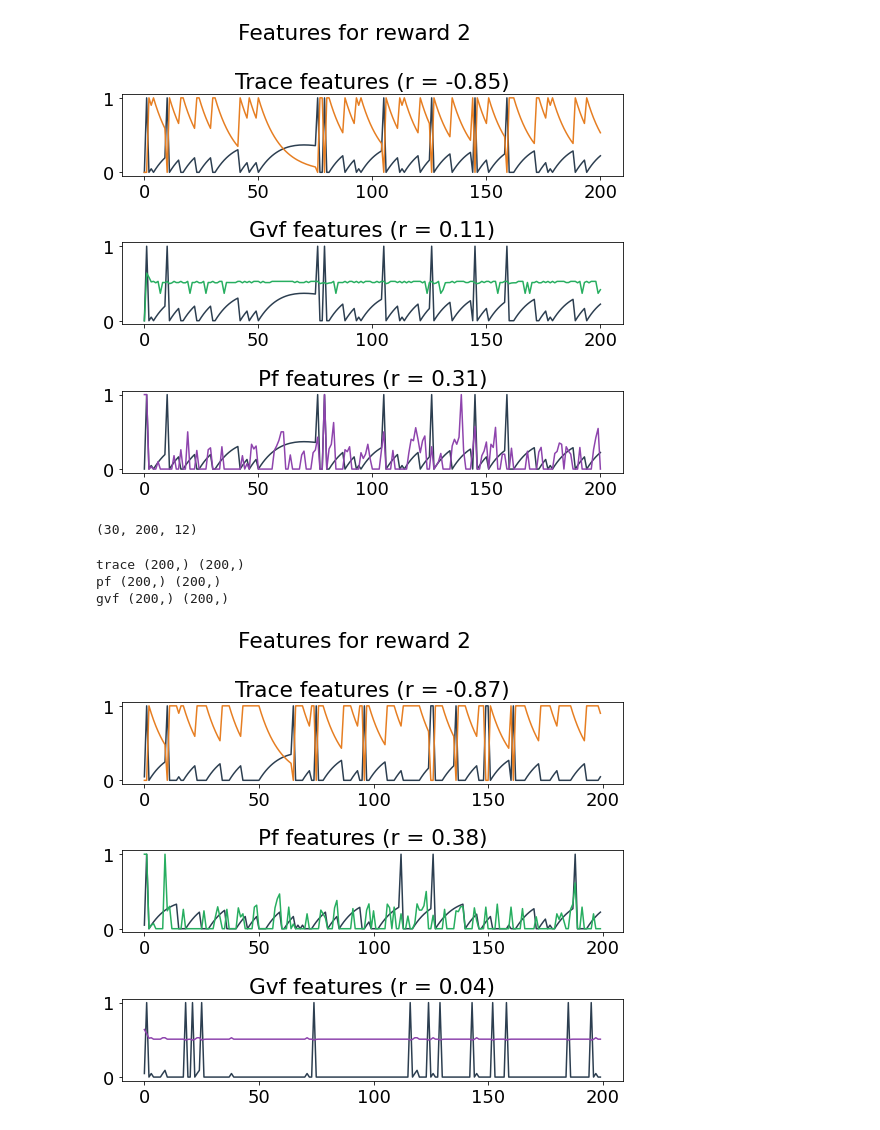
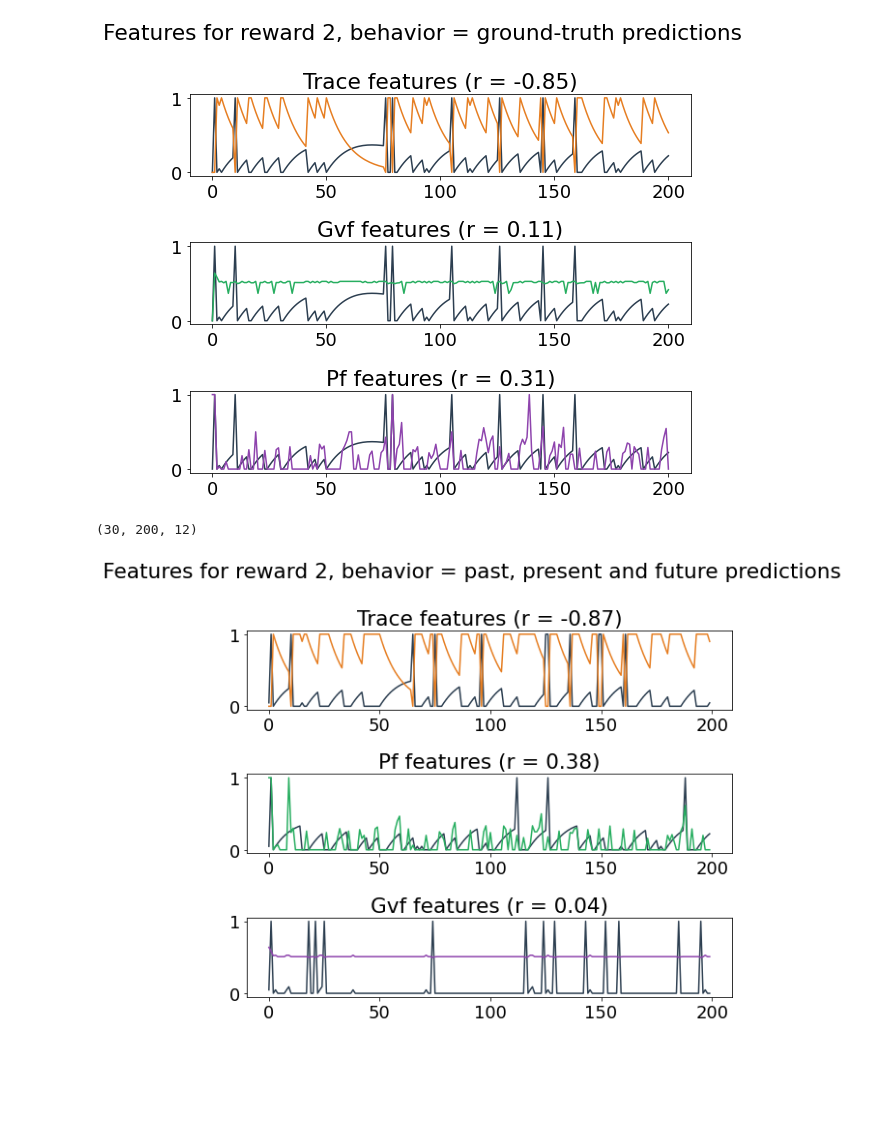
Before and after one commit to taodav/aux-inputs, a Jupyter notebook: analysis/lobster_obs.ipynb, the cells around one changed output. Drawn from its saved outputs; the diff is of its cells as text; code cells hidden in the pictures; blank space fills up the shorter version.

Commit message:
working prediction for lobster

```diff
--- a/analysis/lobster_obs.ipynb
+++ b/analysis/lobster_obs.ipynb
@@ -37,28 +37,28 @@ for k, corr in all_corr.items():
 # %%
 # plotting raw predictions
 gt_color = "#2c3e50"
 other_colors = ["#e67e22", "#27ae60", "#8e44ad"]
 batch_idx = 0
 
 
 fig, axes = plt.subplots(3)
 fig.set_size_inches(8, 7)
 
 for i, (algo, other_predictions) in enumerate(all_other_predictions):
     gt_to_plot = gt_predictions[batch_idx, :, reward_idx]
     other_to_plot = other_predictions[batch_idx, :, reward_idx]
     x = np.arange(gt_to_plot.shape[0])
 
     axes[i].plot(x, gt_to_plot, color=gt_color)
     axes[i].plot(x, other_to_plot, color=other_colors[i])
     axes[i].set_title(f"{algo.capitalize()} features (r = {all_avg_corr[algo]:.2f})")
 
     axes[i].set_xticks([0, 50, 100, 150, 200])
 
-fig.suptitle(f"Features for reward {reward_idx + 1}")
+fig.suptitle(f"Features for reward {reward_idx + 1}, behavior = ground-truth predictions")
 fig.tight_layout()
 # %% [output]
-[figure, old version]
+[figure, new version]
 # %%
 # For OTHER behavior
 other_obs_path = Path(ROOT_DIR, 'results', 'lobster_diff_obs_other_behavior.npy')
@@ -105,7 +105,6 @@ fig.set_size_inches(8, 7)
 for i, (algo, predictions, gt_other_predictions) in enumerate(all_predictions):
     gt_to_plot = gt_other_predictions[batch_idx, :, reward_idx]
     pred_to_plot = predictions[batch_idx, :, reward_idx]
-    print(algo, gt_to_plot.shape, pred_to_plot.shape)
     x = np.arange(gt_to_plot.shape[0])
 
     axes[i].plot(x, gt_to_plot, color=gt_color)
@@ -114,10 +113,7 @@ for i, (algo, predictions, gt_other_predictions) in enumerate(all_predictions):
 
     axes[i].set_xticks([0, 50, 100, 150, 200])
 
-fig.suptitle(f"Features for reward {reward_idx + 1}")
+fig.suptitle(f"Features for reward {reward_idx + 1}, behavior = past, present and future predictions")
 fig.tight_layout()
 # %% [output]
-trace (200,) (200,)
-pf (200,) (200,)
-gvf (200,) (200,)
-[figure, old version]
+[figure, new version]
```
Also changed, not shown: 2 other files.
